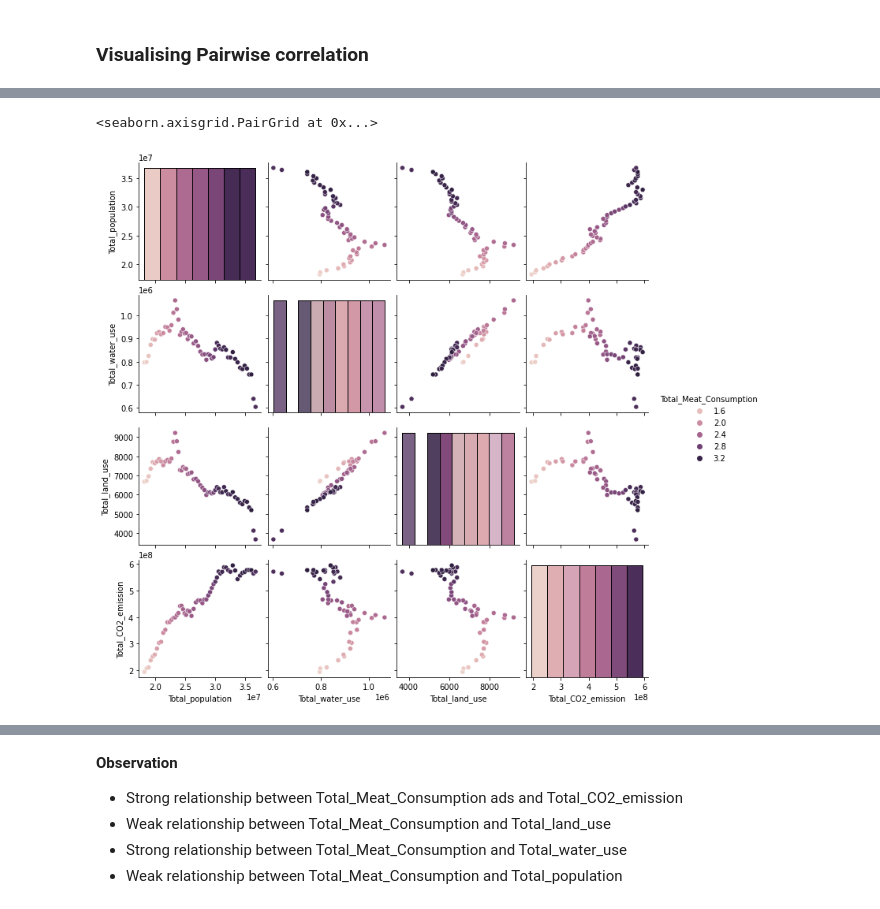
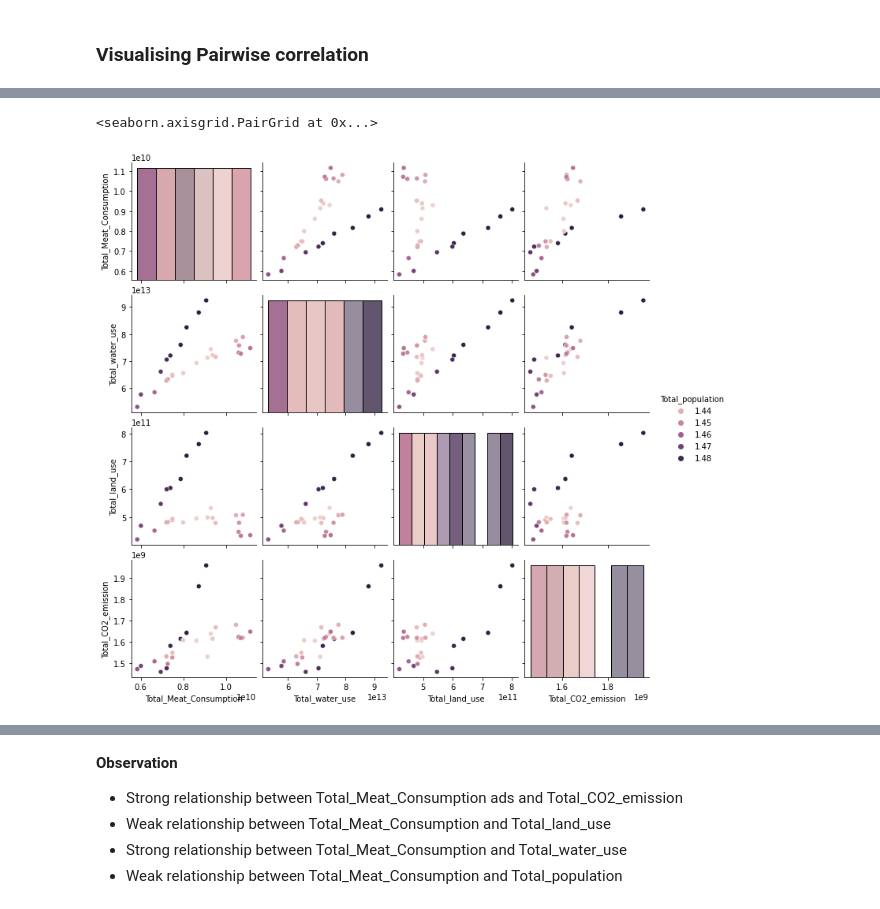
Before and after one commit to saraswathykrk/meat_data, a Jupyter notebook: code_files/Output_Forecast_Regression.ipynb, the cells around one changed output, grey strips where cells are left out. Cells and saved outputs as stored; diff of their text form; code cells hidden in the pictures.

```diff
--- a/code_files/Output_Forecast_Regression.ipynb
+++ b/code_files/Output_Forecast_Regression.ipynb
@@ -87,7 +87,7 @@ dataset2.where(dataset2['Year']>2017, inplace = True)
 
 list_countries = dataset2['Entity'].dropna().unique().tolist()
 print('list of countries:',list_countries)
-country_name = list_countries[0]
+country_name = list_countries[7]
 
 reg_dict = {}
 
@@ -220,8 +220,8 @@ sns.pairplot(data, hue = "Total_Meat_Consumption")
 # %%
-sns.pairplot(data,hue="Total_Meat_Consumption", diag_kind="hist")
+sns.pairplot(data,hue="Total_population", diag_kind="hist")
 # %% [output]
 <seaborn.axisgrid.PairGrid at 0x...>
-[figure, old version]
+[figure, new version]
 # %%
 sns.pairplot(data,kind="kde")
 # %% [output]
```
Also changed, not shown: parts of 80 cells of this notebook.
